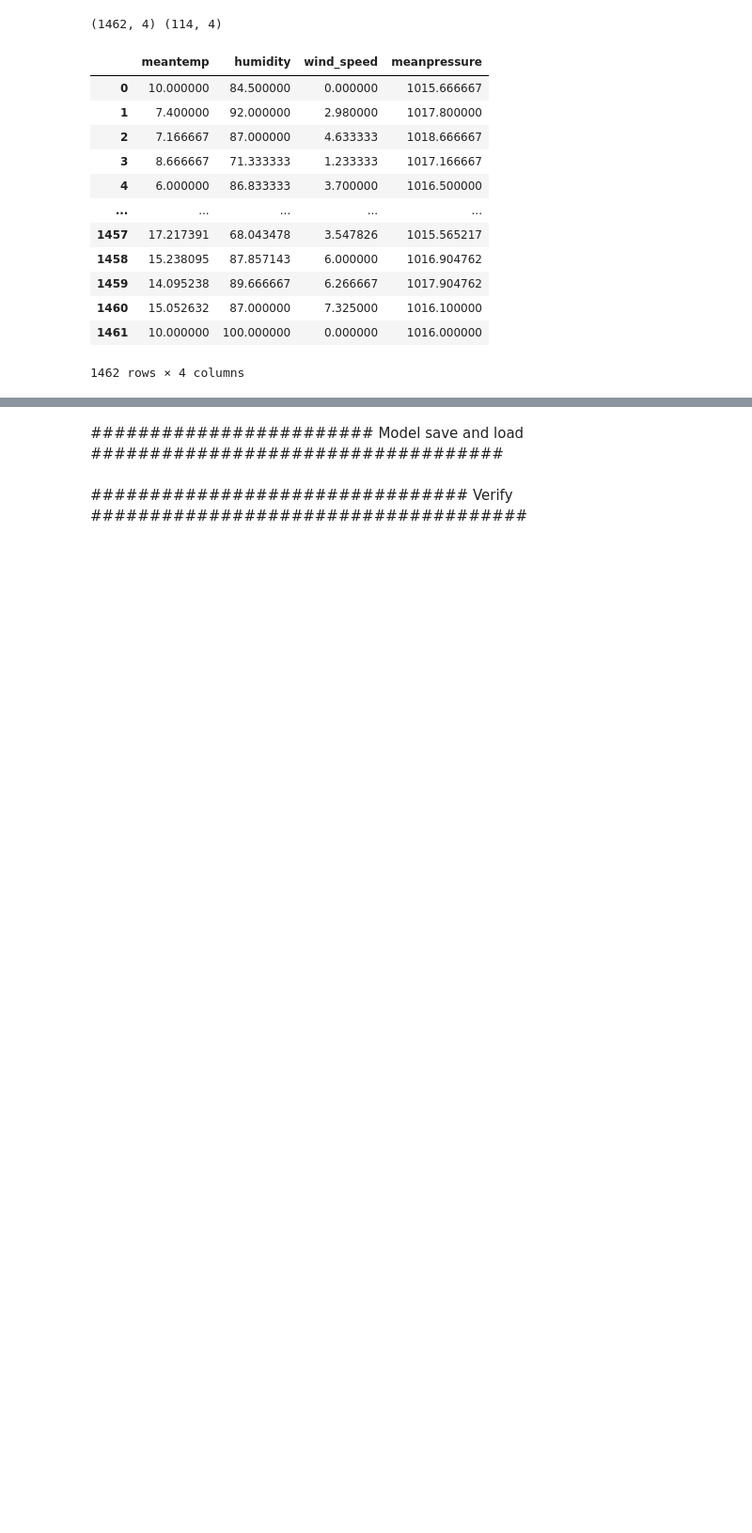
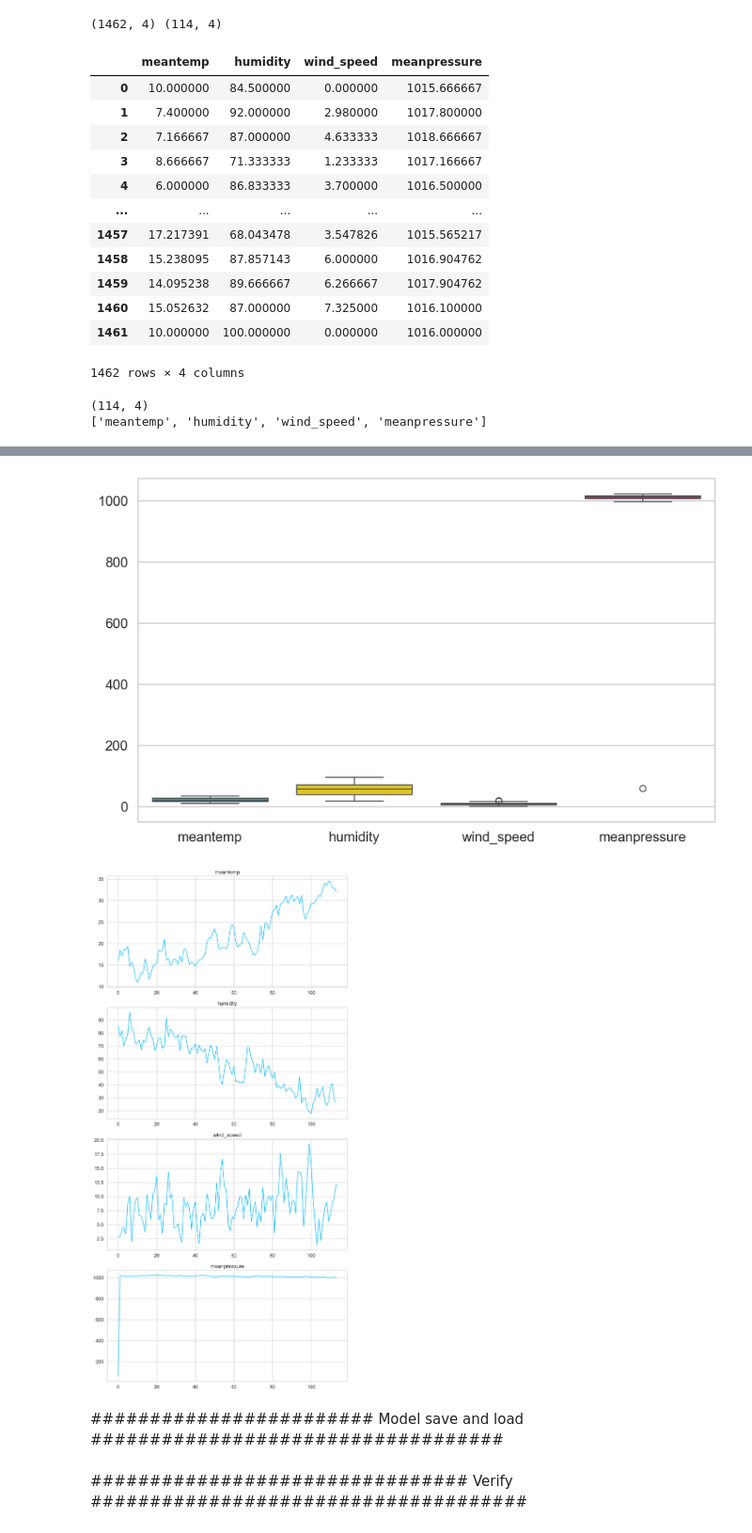
Before and after one commit to wanglaoban1993/Uncertaianty, a Jupyter notebook: code/climate_train.ipynb, the cells around one changed output, grey strips where cells are left out. Shown: that part at 94% size. Cells and saved outputs as stored; diff of their text form; code cells hidden in the pictures; blank space fills up the shorter version.

```diff
--- a/code/climate_train.ipynb
+++ b/code/climate_train.ipynb
@@ -101,9 +102,11 @@ import pandas as pd
 import numpy as np
 import matplotlib.pyplot as plt
 import seaborn as sns
+df_new= df_test.copy()
+print(df_new.shape)
 # 可视化
 plt.figure(figsize=(10, 6))
-#sns.boxplot(data= df_new)
+sns.boxplot(data= df_new)
 print(list(df_new.columns))
 
 # Number of rows and columns for the subplots
@@ -115,9 +118,12 @@ fig, axes = plt.subplots(n_rows, n_cols, figsize=(10, 20))
 
 # Loop through the columns and create a plot for each one
 for i, col in enumerate(df_new.columns):
-    axes[i].plot(df[col])
+    axes[i].plot(df_new[col])
     axes[i].set_title(col)
 
 # Adjust layout
 plt.tight_layout()
 plt.show()
+# %% [output]
+(114, 4)
+['meantemp', 'humidity', 'wind_speed', 'meanpressure']
@@ -124,3 +138,5 @@ plt.show()
+[figure, added]
+[figure, added]
 # %%
 # ######################## concat the train, validation and test dataframe together ###########################
 
```
Also changed, not shown: parts of 2 cells of this notebook, 26 other files.
